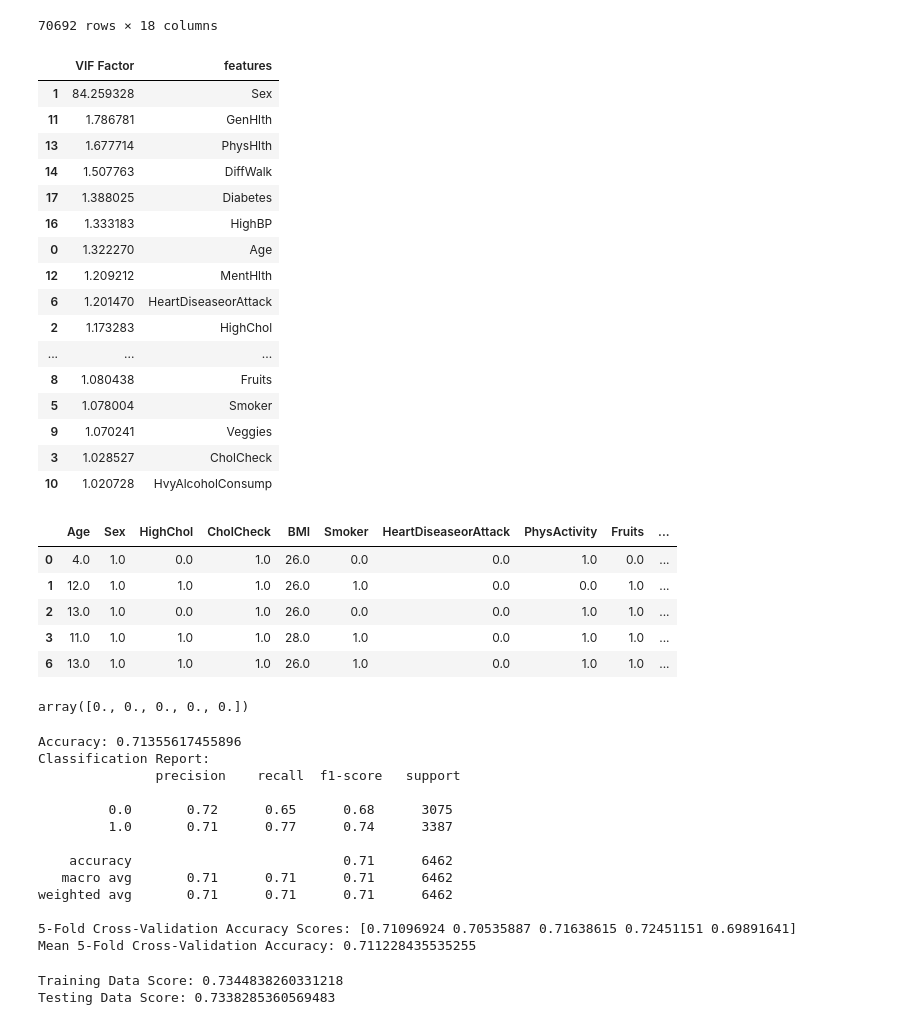
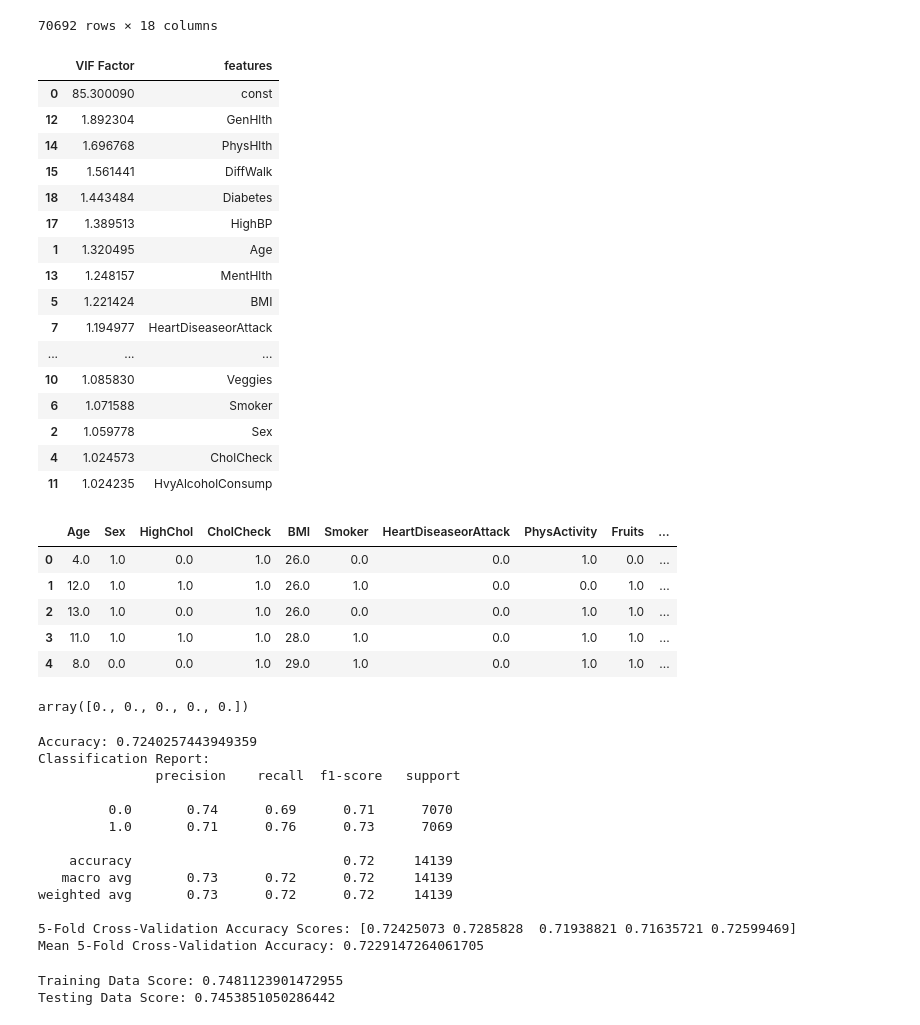
Before and after one commit to jjmccarty/project2_diabetes_outcomes, a Jupyter notebook: Test_RandomForest_with StandardScaler.ipynb, the cells around one changed output. Cells and saved outputs as stored; diff of their text form; code cells hidden in the pictures.

```diff
--- a/Test_RandomForest_with StandardScaler.ipynb
+++ b/Test_RandomForest_with StandardScaler.ipynb
@@ -91,35 +91,35 @@ behavioural_raw_df.dropna()
 | 70691 | 9.0 | 0.0 | 1.0 | 1.0 | 25.0 | 0.0 | 1.0 | 1.0 | 1.0 | ... |
 70692 rows × 18 columns
 # %%
-behavioural_raw_df = behavioural_raw_df.query("Sex == 1")
+#behavioural_raw_df = behavioural_raw_df.query("Sex == 1")
 
 import statsmodels.api as sm
 from statsmodels.stats.outliers_influence import variance_inflation_factor
 
 X = sm.add_constant(behavioural_raw_df)
 X
 vif = pd.DataFrame()
 vif['VIF Factor'] = [variance_inflation_factor(X.values, i) for i in range(X.shape[1])]
 vif['features'] = X.columns
 vif.sort_values('VIF Factor', ascending=False)
 # %% [output]
 |  | VIF Factor | features |
-| 1 | 84.259328 | Sex |
-| 11 | 1.786781 | GenHlth |
-| 13 | 1.677714 | PhysHlth |
-| 14 | 1.507763 | DiffWalk |
-| 17 | 1.388025 | Diabetes |
-| 16 | 1.333183 | HighBP |
-| 0 | 1.322270 | Age |
-| 12 | 1.209212 | MentHlth |
-| 6 | 1.201470 | HeartDiseaseorAttack |
-| 2 | 1.173283 | HighChol |
+| 0 | 85.300090 | const |
+| 12 | 1.892304 | GenHlth |
+| 14 | 1.696768 | PhysHlth |
+| 15 | 1.561441 | DiffWalk |
+| 18 | 1.443484 | Diabetes |
+| 17 | 1.389513 | HighBP |
+| 1 | 1.320495 | Age |
+| 13 | 1.248157 | MentHlth |
+| 5 | 1.221424 | BMI |
+| 7 | 1.194977 | HeartDiseaseorAttack |
 | ... | ... | ... |
-| 8 | 1.080438 | Fruits |
-| 5 | 1.078004 | Smoker |
-| 9 | 1.070241 | Veggies |
-| 3 | 1.028527 | CholCheck |
-| 10 | 1.020728 | HvyAlcoholConsump |
+| 10 | 1.085830 | Veggies |
+| 6 | 1.071588 | Smoker |
+| 2 | 1.059778 | Sex |
+| 4 | 1.024573 | CholCheck |
+| 11 | 1.024235 | HvyAlcoholConsump |
 # %%
 # Create the labels set `y` and features DataFrame `X`
 # generate code for feature selection Model
@@ -134,7 +134,7 @@ X.head()
 | 1 | 12.0 | 1.0 | 1.0 | 1.0 | 26.0 | 1.0 | 0.0 | 0.0 | 1.0 | ... |
 | 2 | 13.0 | 1.0 | 0.0 | 1.0 | 26.0 | 0.0 | 0.0 | 1.0 | 1.0 | ... |
 | 3 | 11.0 | 1.0 | 1.0 | 1.0 | 28.0 | 1.0 | 0.0 | 1.0 | 1.0 | ... |
-| 6 | 13.0 | 1.0 | 1.0 | 1.0 | 26.0 | 1.0 | 0.0 | 1.0 | 1.0 | ... |
+| 4 | 8.0 | 0.0 | 0.0 | 1.0 | 29.0 | 1.0 | 0.0 | 1.0 | 1.0 | ... |
 # %%
 # Get the target column
 y = behavioural_raw_df["Diabetes"].values.ravel()
@@ -199,19 +199,19 @@ cv_scores = cross_val_score(rf_model, X_train_pca, y_train, cv=kf, scoring='accu
 print(f"{k}-Fold Cross-Validation Accuracy Scores:", cv_scores)
 print(f"Mean {k}-Fold Cross-Validation Accuracy:", cv_scores.mean())
 # %% [output]
-Accuracy: 0.71355617455896
+Accuracy: 0.7240257443949359
 Classification Report:
                precision    recall  f1-score   support
 
-         0.0       0.72      0.65      0.68      3075
-         1.0       0.71      0.77      0.74      3387
+         0.0       0.74      0.69      0.71      7070
+         1.0       0.71      0.76      0.73      7069
 
-    accuracy                           0.71      6462
-   macro avg       0.71      0.71      0.71      6462
-weighted avg       0.71      0.71      0.71      6462
+    accuracy                           0.72     14139
+   macro avg       0.73      0.72      0.72     14139
+weighted avg       0.73      0.72      0.72     14139
 
-5-Fold Cross-Validation Accuracy Scores: [0.71096924 0.70535887 0.71638615 0.72451151 0.69891641]
-Mean 5-Fold Cross-Validation Accuracy: 0.711228435535255
+5-Fold Cross-Validation Accuracy Scores: [0.72425073 0.7285828  0.71938821 0.71635721 0.72599469]
+Mean 5-Fold Cross-Validation Accuracy: 0.7229147264061705
 # %%
 from sklearn.linear_model import LogisticRegression
 # Create a `LogisticRegression` function and assign it
@@ -239,8 +239,8 @@ testing_results = pd.DataFrame({
     "Testing Data Predictions": testing_predictions,
     "Testing Data Actual Targets": y_test})
 # %% [output]
-Training Data Score: 0.7344838260331218
-Testing Data Score: 0.7338285360569483
+Training Data Score: 0.7481123901472955
+Testing Data Score: 0.7453851050286442
 # %%
 from sklearn.linear_model import LogisticRegression
 from sklearn.ensemble import RandomForestClassifier
```
Also changed, not shown: parts of 7 cells of this notebook.
